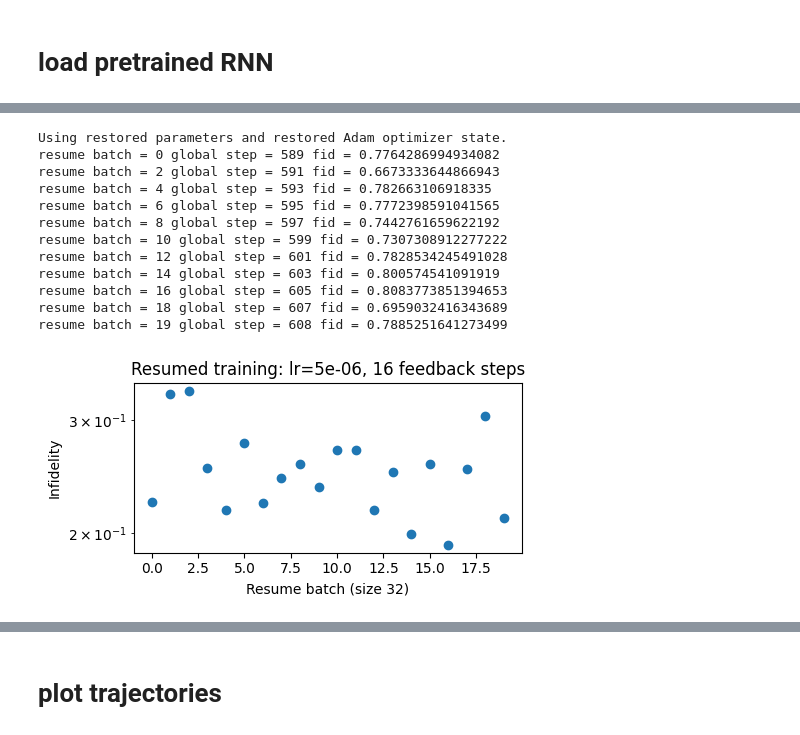
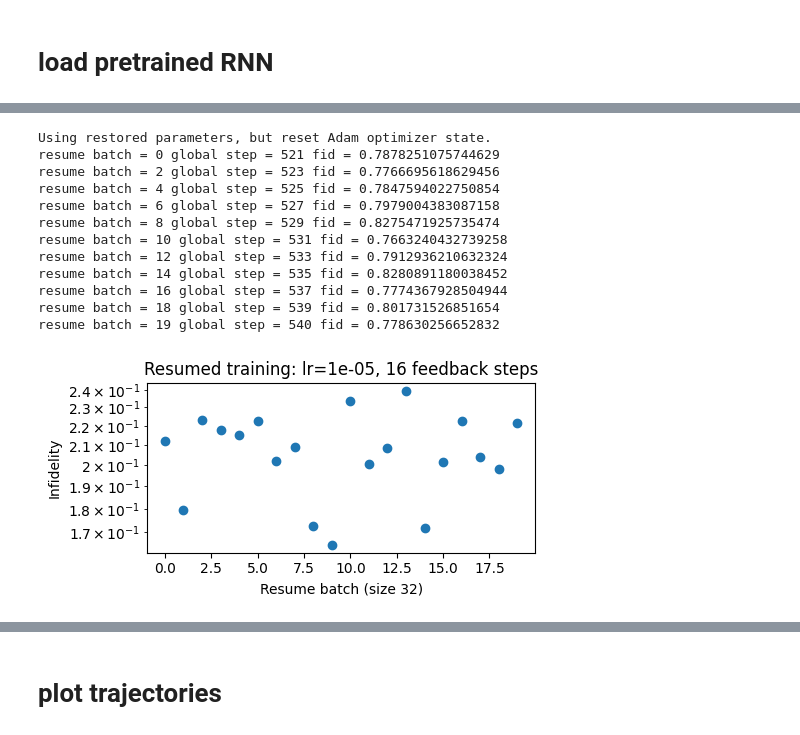
Before and after one commit to NicolasSchmid/train_feedback_grape, a Jupyter notebook: train_feedback_grape/train_nn_double_check_convention.ipynb, the cells around one changed output, grey strips where cells are left out. Cells and saved outputs as stored; diff of their text form; code cells hidden in the pictures.

```diff
--- a/train_feedback_grape/train_nn_double_check_convention.ipynb
+++ b/train_feedback_grape/train_nn_double_check_convention.ipynb
@@ -739,7 +749,7 @@ if load_trained:
     # You can change the learning rate, number of batches, batch size, and number
     # of feedback steps here without rebuilding the whole notebook.
 
-    resume_learning_rate = 0.0001
+    resume_learning_rate = 0.00001
     resume_num_batches = 20
     resume_batch_size = 32
     resume_num_feedback_steps_train = 16
@@ -749,7 +759,7 @@ if load_trained:
     #
     # If True, keep the restored NN weights but reset Adam's internal moments.
     # This can be useful if the resumed optimization behaves strangely.
-    resume_reset_optimizer_state = False
+    resume_reset_optimizer_state = True
 
     resume_print_every = 2
 
@@ -783,46 +793,46 @@ if load_trained:
         mean_fid = fids.mean()
         mean_fids_resume.append(mean_fid)
 
         if (i % resume_print_every == 0) or (i == resume_num_batches - 1):
             print(
                 "resume batch =", i,
                 "global step =", int(flax_state.step),
                 "fid =", float(mean_fid),
             )
 
     # Plot only the resumed part.
     fig, ax = plt.subplots(figsize=(5, 2.2))
     ff = jnp.asarray(mean_fids_resume)
     ax.scatter(jnp.arange(len(mean_fids_resume)), 1.0 - ff)
     ax.set_xlabel(f"Resume batch (size {resume_batch_size})")
     ax.set_ylabel("Infidelity")
     ax.set_title(
         f"Resumed training: lr={resume_learning_rate}, "
         f"{resume_num_feedback_steps_train} feedback steps"
     )
     ax.set_yscale("log")
     plt.show()
 
     # After this cell, run the existing save/export cells below:
     #   save_flax_state(save_name, flax_state)
     #   save_cpp_weights(save_name, flax_state)
     #
     # or set a new save_name before running them, for example:
     #   save_name = "trained_nn15_20bs_start_from_zero_resume_lr3e-6"
 # %% [output]
-Using restored parameters and restored Adam optimizer state.
-resume batch = 0 global step = 589 fid = 0.7764286994934082
-resume batch = 2 global step = 591 fid = 0.6673333644866943
-resume batch = 4 global step = 593 fid = 0.782663106918335
-resume batch = 6 global step = 595 fid = 0.7772398591041565
-resume batch = 8 global step = 597 fid = 0.7442761659622192
-resume batch = 10 global step = 599 fid = 0.7307308912277222
-resume batch = 12 global step = 601 fid = 0.7828534245491028
-resume batch = 14 global step = 603 fid = 0.800574541091919
-resume batch = 16 global step = 605 fid = 0.8083773851394653
-resume batch = 18 global step = 607 fid = 0.6959032416343689
-resume batch = 19 global step = 608 fid = 0.7885251641273499
+Using restored parameters, but reset Adam optimizer state.
+resume batch = 0 global step = 521 fid = 0.7878251075744629
+resume batch = 2 global step = 523 fid = 0.7766695618629456
+resume batch = 4 global step = 525 fid = 0.7847594022750854
+resume batch = 6 global step = 527 fid = 0.7979004383087158
+resume batch = 8 global step = 529 fid = 0.8275471925735474
+resume batch = 10 global step = 531 fid = 0.7663240432739258
+resume batch = 12 global step = 533 fid = 0.7912936210632324
+resume batch = 14 global step = 535 fid = 0.8280891180038452
+resume batch = 16 global step = 537 fid = 0.7774367928504944
+resume batch = 18 global step = 539 fid = 0.801731526851654
+resume batch = 19 global step = 540 fid = 0.778630256652832
-[figure, old version]
+[figure, new version]
 # %%
 
 if load_trained:
```
Also changed, not shown: parts of 12 cells of this notebook, 33 other files.
